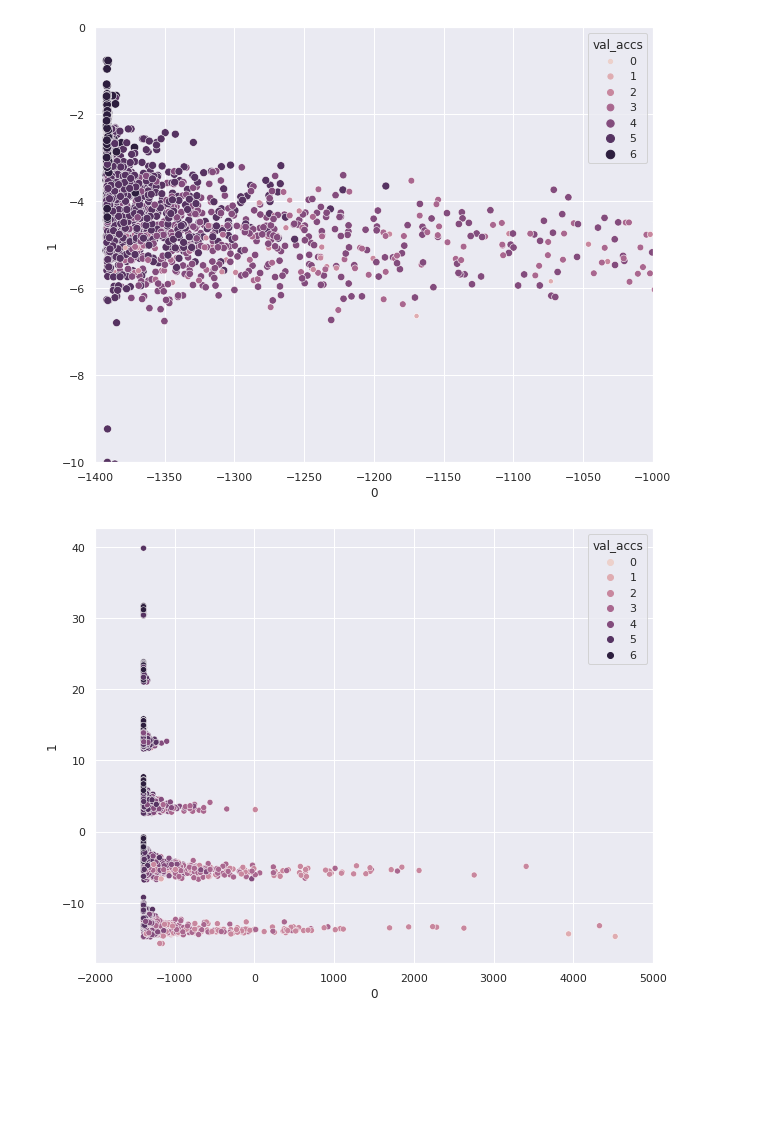
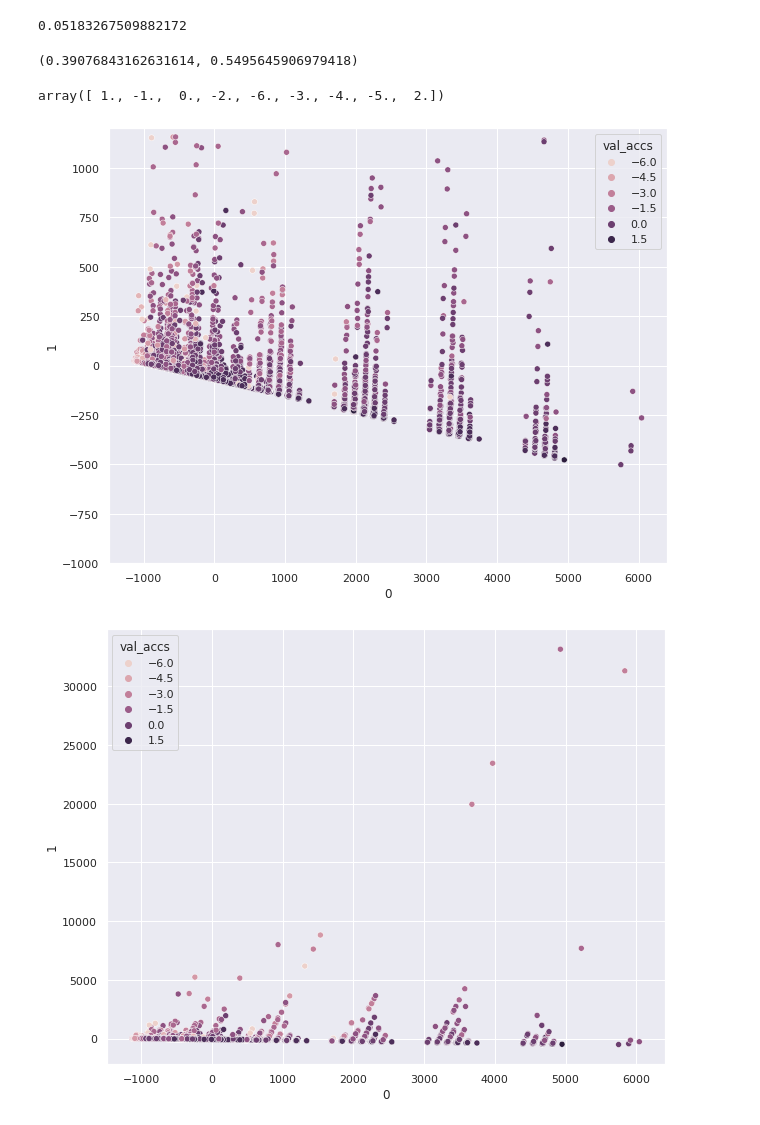
Before and after one commit to gabikadlecova/zc_combine, a Jupyter notebook: features/nb101.ipynb, the cells around one changed output. Drawn from its saved outputs; the diff is of its cells as text; code cells hidden in the pictures; blank space fills up the shorter version.

```diff
--- a/features/nb101.ipynb
+++ b/features/nb101.ipynb
@@ -31,5 +31,5 @@ AttributeError: 'numpy.ndarray' object has no attribute 'edges'
 # %%
-features = ['op_count', 'min_path_len', 'max_op_on_path', 'node_degree']
+features = ['op_count', 'min_path_len', 'max_op_on_path', 'node_degree', 'num_paths']
 dataset = pd.concat([feature_dataset[f] for f in features], axis=1)
 dataset['val_accs'] = data['val_accs']
 dataset
@@ -53,14 +53,14 @@ import matplotlib.pyplot as plt
 import seaborn as sns
 sns.set()
 
-plot_df = feature_dataset['node_degree'].copy()
+plot_df = feature_dataset['num_paths'].copy()
 plot_df['val_accs'] = data['val_accs']
 
 import os
 #os.mkdir('tmp')
 
-for c in plot_df.columns:
-    if c == 'val_accs':
+for i, c in enumerate(plot_df.columns):
+    if i > 5 or c == 'val_accs':
         continue
     plt.figure()
     sns.scatterplot(data=plot_df, x='val_accs', y=c)
@@ -179,12 +157,15 @@ for ts in [100, 200, 1000]:
             print_means(res)
             print()
 # %%
-ts = 100
+ts = 1000
 seed = 45
+
+add_low_net = False
+low_idx = 1571
 
 all_proxies = False
 prox_to_include = []
-prox_to_include = ['jacov', 'fisher']
+prox_to_include = ['fisher']
 with_features = True
 
 features = ['op_count', 'min_path_len', 'max_op_on_path', 'node_degree']
@@ -197,6 +178,12 @@ prox_list = proxy_cols if all_proxies else def_proxlist
 fd, fy = get_dataset(feature_dataset, data, feat_list, prox_list)
 train_X, test_X, train_y, test_y = get_splits(fd, fy, train_size=ts, seed=seed)
 
+if add_low_net:
+    train_X.loc[low_idx] = test_X.loc[low_idx]
+    train_y.loc[low_idx] = test_y.loc[low_idx]
+    test_X.drop(low_idx, inplace=True)
+    test_y.drop(low_idx, inplace=True)
+
 rfs, res = eval_rf(train_X, test_X, train_y, test_y, n_times=5)
 print_means(res)
 rf_fitted = rfs[0]
@@ -236,25 +527,34 @@ array([[-1381.62666317,   -12.83859515],
+# %%
+rfpca = RandomForestRegressor()
+rfpca.fit(pca_tr, train_y)
+pred_pca = rfpca.predict(pca_te)
+rfpca.score(pca_te, test_y)
+# %% [output]
+0.05183267509882172
+# %%
+kendalltau(test_y, pred_pca)[0], spearmanr(test_y, pred_pca)[0]
+# %% [output]
+(0.39076843162631614, 0.5495645906979418)
+# %%
+adj_acc = (data['val_accs'] - data['val_accs'].mean())
+adj_acc[adj_acc < -10] = -12
+adj_acc = adj_acc // 2
+adj_acc.unique()
+# %% [output]
+array([ 1., -1.,  0., -2., -6., -3., -4., -5.,  2.])
 # %%
-val_accss = data['val_accs'].to_numpy()
 plot_dd = pd.DataFrame(pca_data)
-plot_dd['val_accs'] = val_accss // 7
-
-
-plt.figure(figsize=(10,8))
-sns.scatterplot(data=plot_dd, x=0, y=1, hue='val_accs', size='val_accs')
-plt.xlim(-1400, -1000)
-#plt.xlim(-1392, -1387)
-plt.ylim(-10, 0)
-plt.show()
+plot_dd['val_accs'] = adj_acc
 
 plt.figure(figsize=(10,8))
 sns.scatterplot(data=plot_dd, x=0, y=1, hue='val_accs')
-plt.xlim(-2000, 5000)
+plt.ylim(-1000, 1200)
 plt.show()
 
 plt.figure(figsize=(10,8))
 sns.scatterplot(data=plot_dd, x=0, y=1, hue='val_accs')
 #plt.xlim(-2000, 5000)
 plt.show()
 # %% [output]
-[figure, old version]
+[figure, new version]
-[figure, old version]
+[figure, new version]
```
Also changed, not shown: parts of 29 cells of this notebook, 4 other files.
